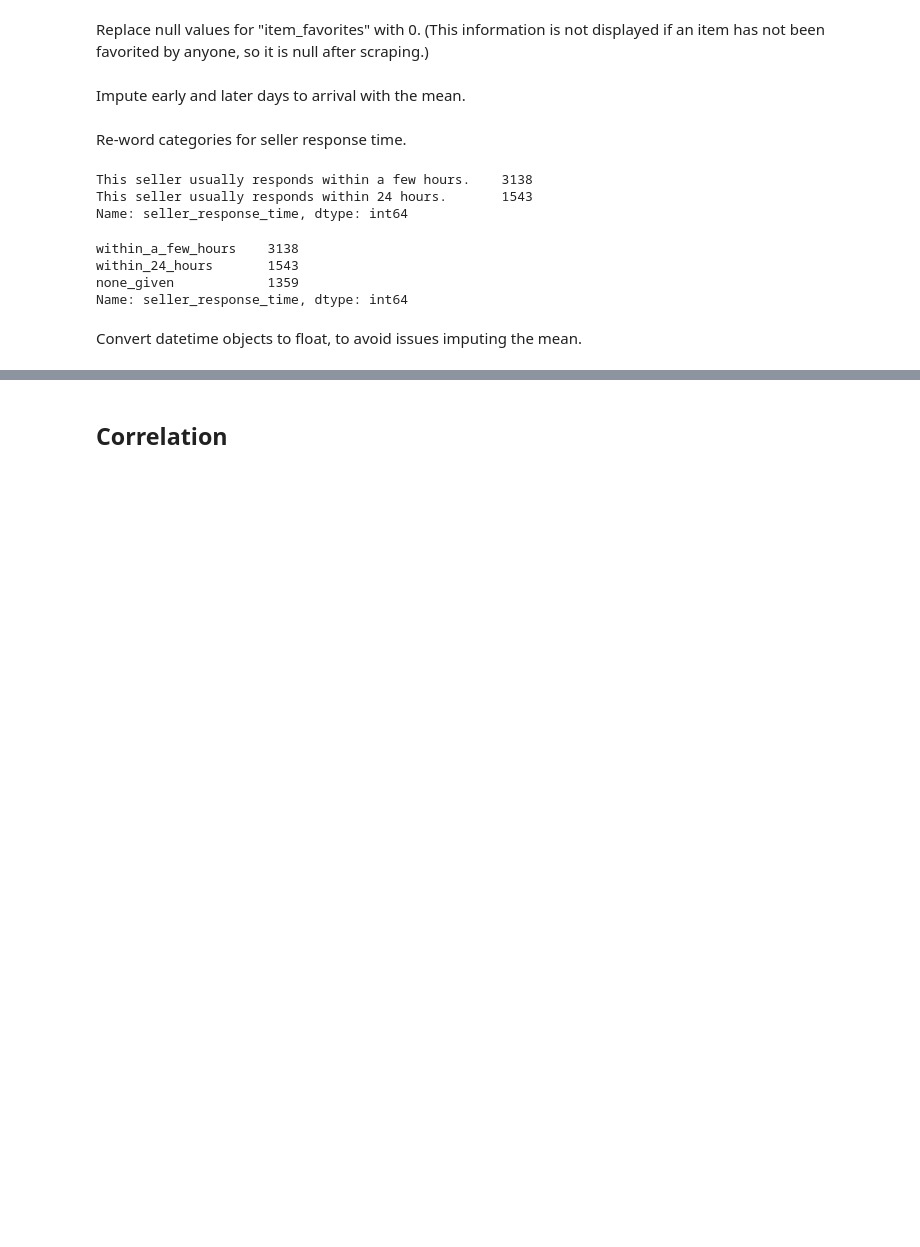
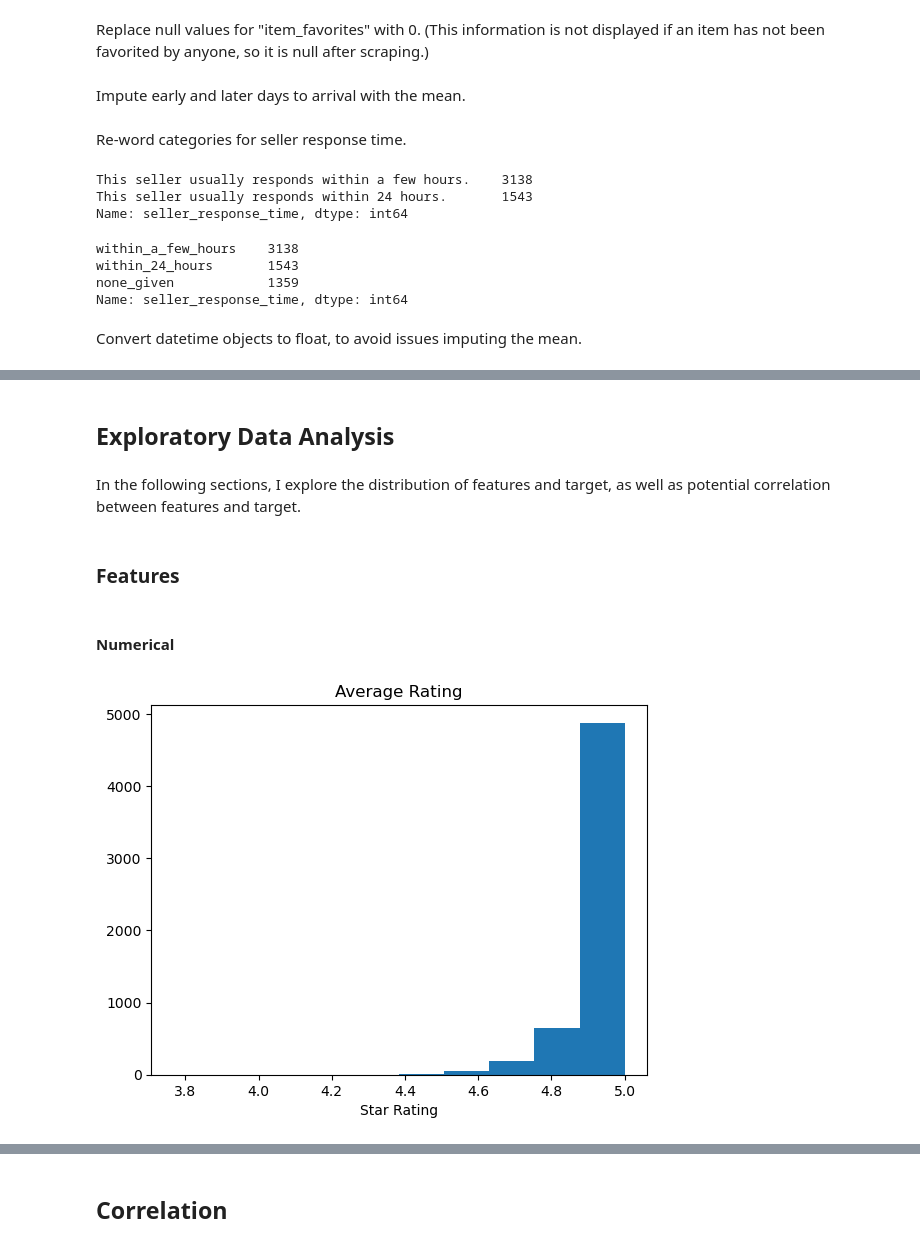
Before and after one commit to ran0027/etsy-candle-pricing-model, a Jupyter notebook: EDA.ipynb, the cells around one changed output, grey strips where cells are left out. Cells and saved outputs as stored; diff of their text form; code cells hidden in the pictures; blank space fills up the shorter version.

```diff
--- a/EDA.ipynb
+++ b/EDA.ipynb
@@ -222,0 +219,15 @@ df.days_since_listed = df.days_since_listed.astype(float)
+# %% [markdown]
+## Exploratory Data Analysis
+# %% [markdown]
+In the following sections, I explore the distribution of features and target, as well as potential correlation between features and target.
+# %% [markdown]
+### Features
+# %% [markdown]
+#### Numerical
+# %%
+fig, ax = plt.subplots()
+
+df.avg_rating.plot(kind='hist', ax=ax)
+ax.set(title='Average Rating', ylabel='', xlabel='Star Rating');
+# %% [output]
+[figure, added]
```
Also changed, not shown: parts of 165 cells of this notebook.
